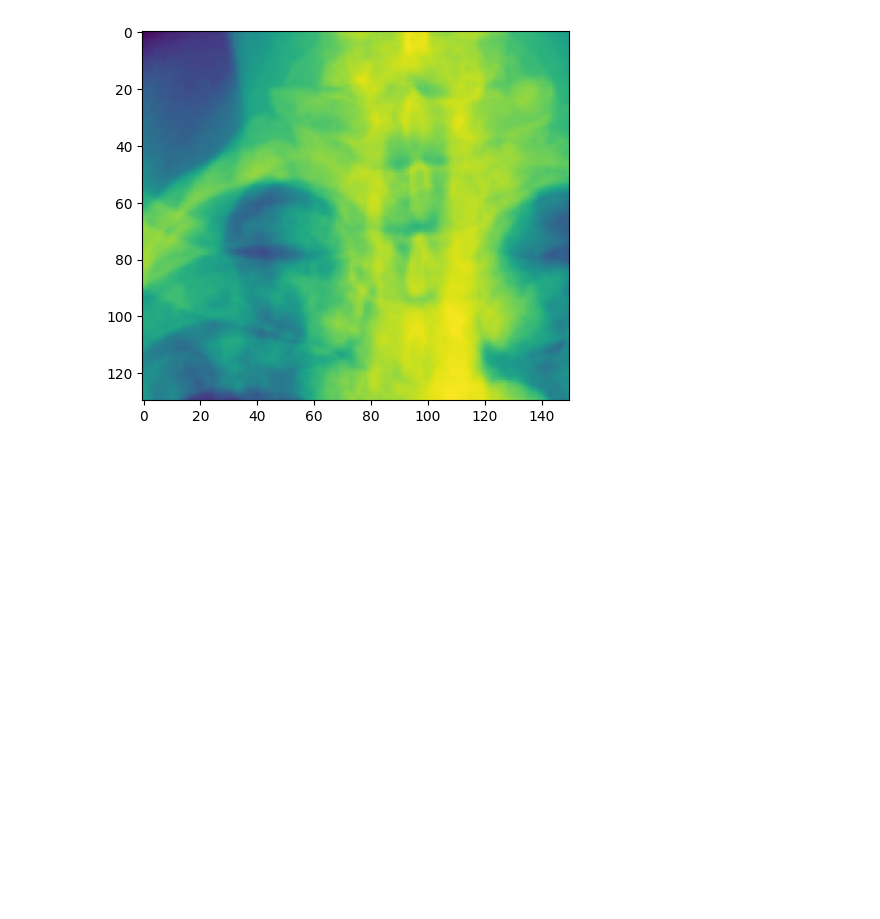
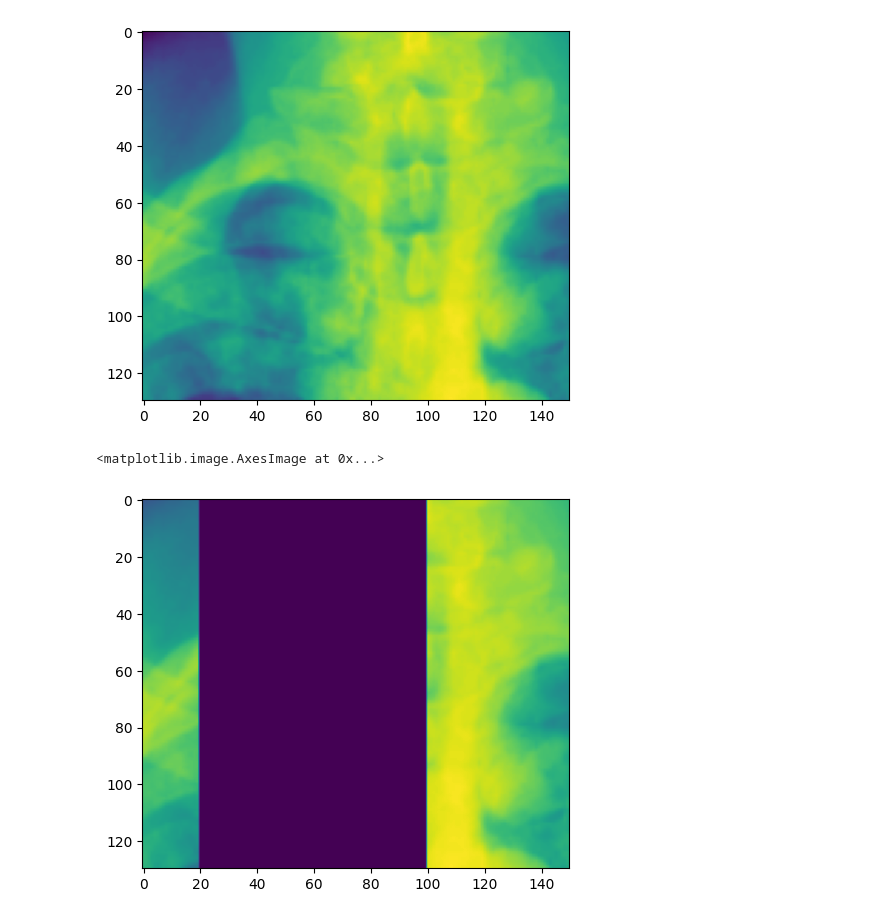
Before and after one commit to tutoryx-academy/wage_numpy, a Jupyter notebook: read_xray.ipynb, the cells around one changed output. Cells and saved outputs as stored; diff of their text form; code cells hidden in the pictures; blank space fills up the shorter version.

```diff
--- a/read_xray.ipynb
+++ b/read_xray.ipynb
@@ -130,3 +130,9 @@ plt.imshow(image_array_load)
 # %% [output]
 <matplotlib.image.AxesImage at 0x...>
 [figure]
+# %%
+image_array_load[:,20:100]=0
+plt.imshow(image_array_load)
+# %% [output]
+<matplotlib.image.AxesImage at 0x...>
+[figure, added]
```
